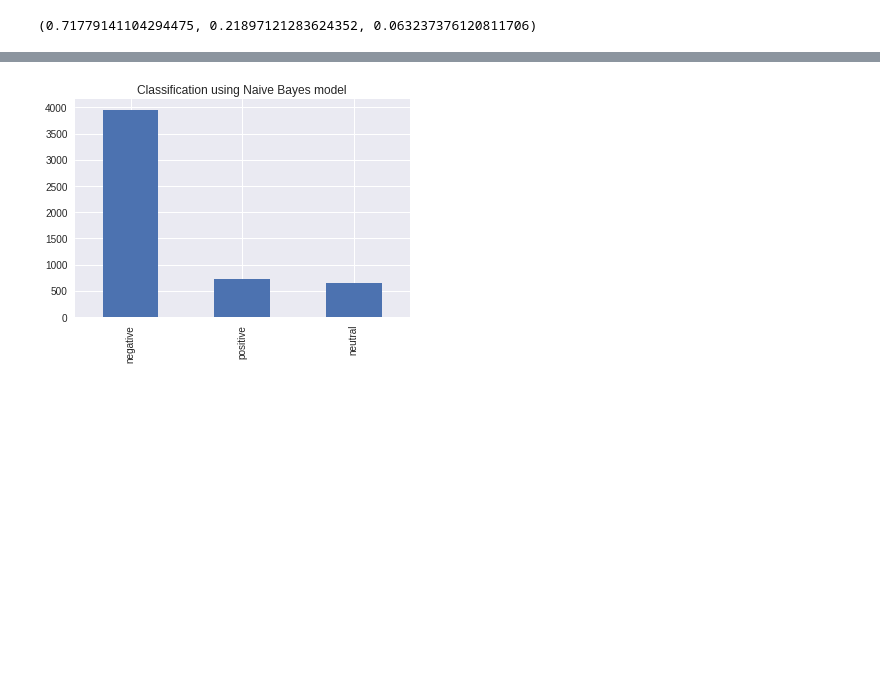
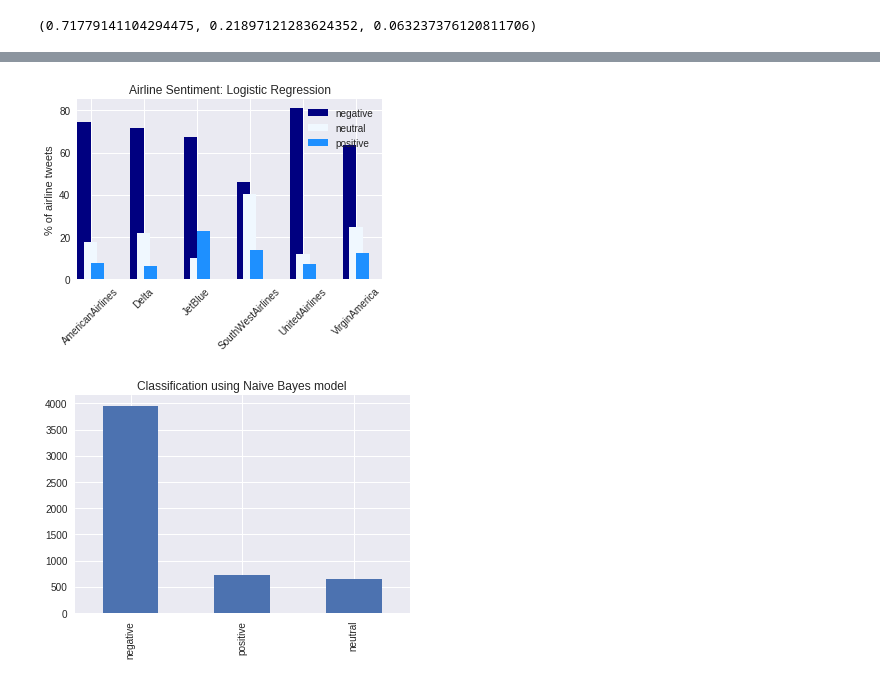
Before and after one commit to SangitaG/Airline-Sentiment-Analysis, a Jupyter notebook: TechnicalPresentation/4_TechnicalP_tweet_classification.ipynb, the cells around one changed output, grey strips where cells are left out. Cells and saved outputs as stored; diff of their text form; code cells hidden in the pictures; blank space fills up the shorter version.

```diff
--- a/TechnicalPresentation/4_TechnicalP_tweet_classification.ipynb
+++ b/TechnicalPresentation/4_TechnicalP_tweet_classification.ipynb
@@ -377,3 +416,34 @@ plt.savefig('data/images/Pulled_Tweets/'+'LR_sentiment_classification_hist.png')
+# %%
+# Create mask to group airlines by sentiment, to find value counts.
+mask_neg = pulledTweets_df['airline'][pulledTweets_df.sentiment_predicted_lr=='negative']
+mask_neut = pulledTweets_df['airline'][pulledTweets_df.sentiment_predicted_lr=='neutral']
+mask_pos = pulledTweets_df['airline'][pulledTweets_df.sentiment_predicted_lr=='positive']
+
+airline_tweet_totals = pulledTweets_df.airline.value_counts()
+neg = mask_neg.value_counts(); neut = mask_neut.value_counts(); pos = mask_pos.value_counts()
+
+# Now sort the index so all sentiment series have same airline order.
+neg.sort_index(inplace=True); pos.sort_index(inplace=True);
+neut.sort_index(inplace=True); airline_tweet_totals.sort_index(inplace=True);
+
+# Display y-axis as percentage.
+perc_neg = (neg/airline_tweet_totals)*100
+perc_pos = (pos/airline_tweet_totals)*100
+perc_neut = (neut/airline_tweet_totals)*100
+
+width=0.25
+plt.figure(figsize=(5,4))
+perc_neg.plot(kind='bar', color='navy', width=width, position=1, title='Airline Sentiment')
+perc_neut.plot(kind='bar', color='aliceblue', width= width, position=0.5, title='Airline Sentiment')
+perc_pos.plot(kind='bar', color='dodgerblue', width=width, position=0,
+              title='Airline Sentiment: Logistic Regression')
+plt.legend(('negative', 'neutral', 'positive'), loc='upper right')
+plt.grid(True)
+plt.xticks(rotation=45)
+plt.ylabel('% of airline tweets')
+plt.tight_layout()
+# %% [output]
+[figure, added]
 # %%
 # look at the count of values for the 3 categories.
 pulledTweets_df.sentiment_predicted_nb.value_counts().plot(kind='bar',
```
Also changed, not shown: parts of 7 cells of this notebook.
